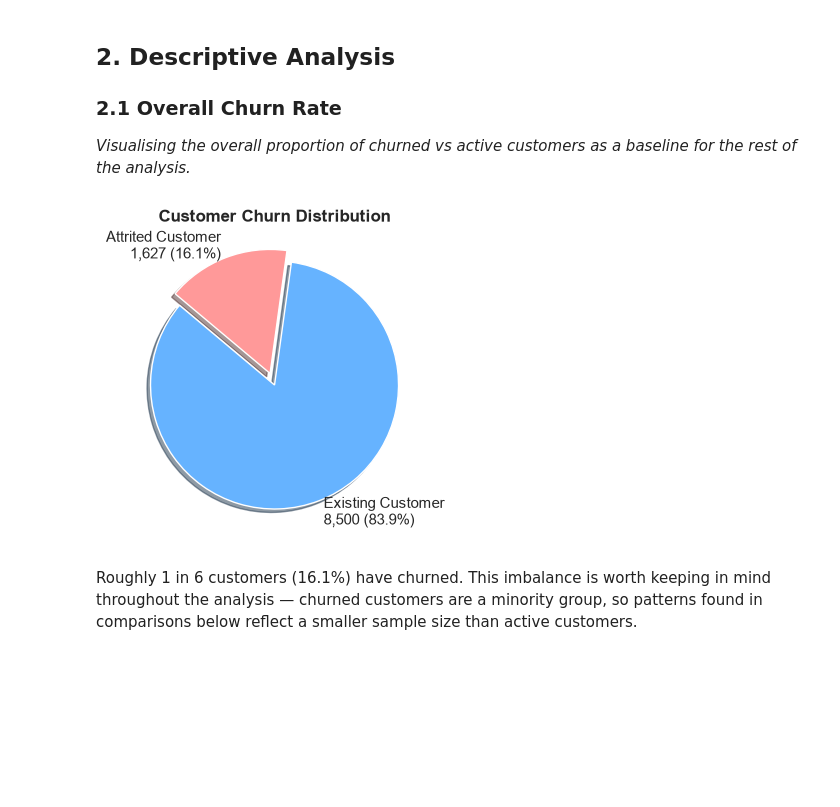
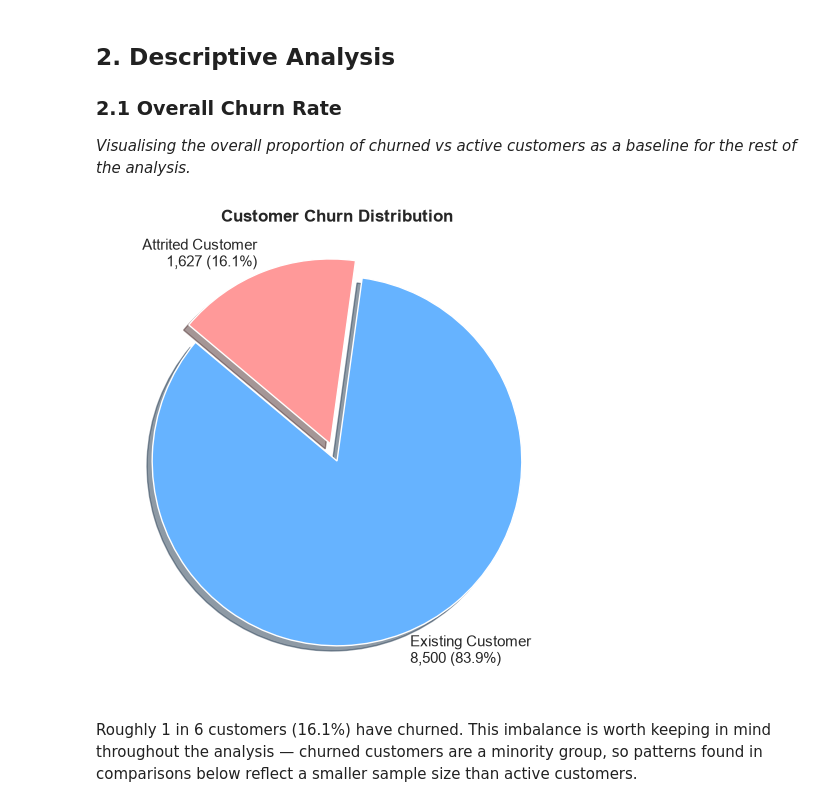
Before and after one commit to hemacbaker-byte/customer-churn-analytics, a Jupyter notebook: jupyter_notebooks/Analysis_Visualization.ipynb, the cells around one changed output. Drawn from its saved outputs; the diff is of its cells as text; code cells hidden in the pictures; blank space fills up the shorter version.

```diff
--- a/jupyter_notebooks/Analysis_Visualization.ipynb
+++ b/jupyter_notebooks/Analysis_Visualization.ipynb
@@ -60,30 +60,30 @@ _Visualising the overall proportion of churned vs active customers as a baseline
 # %%
 # Calculate counts and percentages
 churn_counts = df['Attrition_Flag'].value_counts()
 churn_percentage = (churn_counts / churn_counts.sum()) * 100
 
 # Format custom labels using 'percentage'
 labels_with_percentage = [
     f"{label}\n{count:,} ({percentage:.1f}%)"
     for label, count, percentage in zip(churn_counts.index, churn_counts, churn_percentage)
 ]  #zipping the labels, counts, and percentages together
 
 
 # Create Pie Chart
-plt.figure(figsize=(4, 6))
+plt.figure(figsize=(6, 6))
 plt.pie(
     churn_counts,
     labels=labels_with_percentage, # Display custom labels with counts and percentages
     startangle=140, # rotates the start of the pie chart
     colors=['#66b3ff', '#ff9999'],
     explode=(0, 0.1), #explode the second slice (Churned) for emphasis
     shadow=True #add a shadow to the pie chart
 )
 
 plt.title('Customer Churn Distribution', fontsize=12, fontweight='bold')
 plt.show()
 # %% [output]
-[figure, old version]
+[figure, new version]
 # %% [markdown]
 Roughly 1 in 6 customers (16.1%) have churned. This imbalance is worth keeping in mind throughout the analysis — churned customers are a minority group, so patterns found in comparisons below reflect a smaller sample size than active customers.
 # %% [markdown]
```
